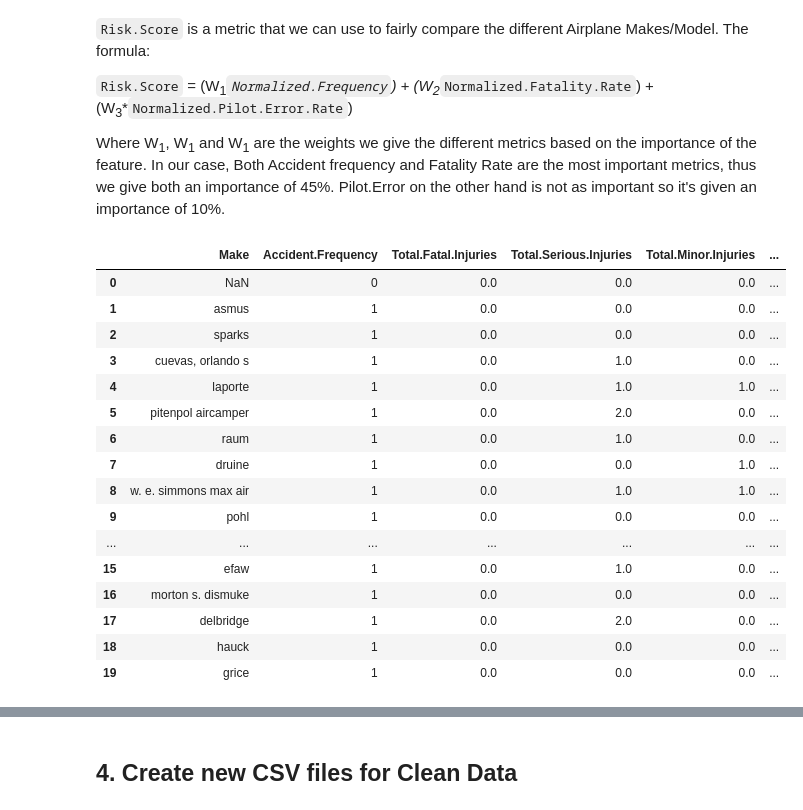
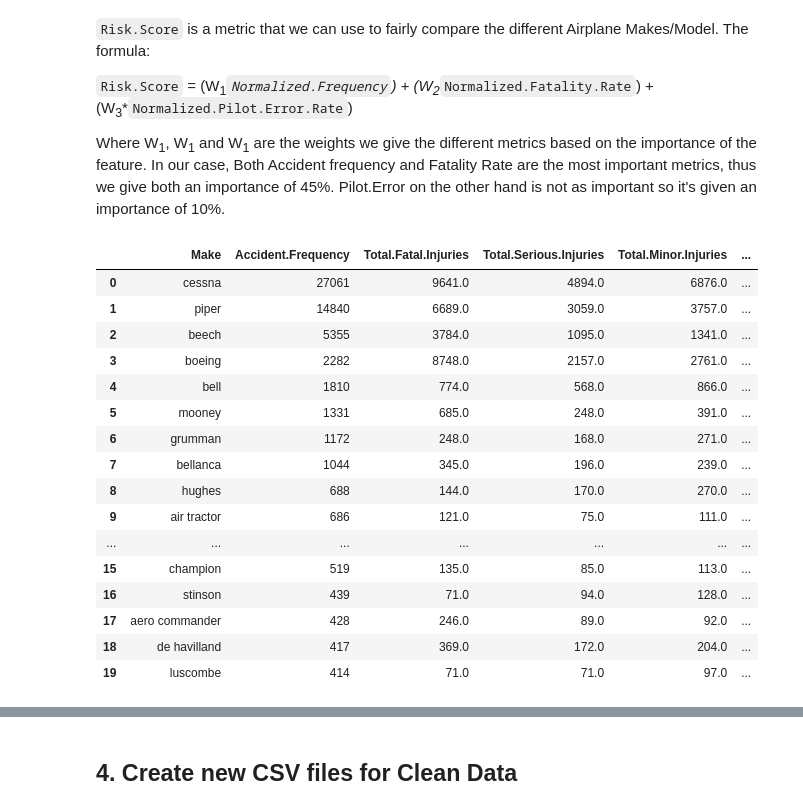
Before and after one commit to vkigen/dsc-phase-1-project-v3, a Jupyter notebook: student.ipynb, the cells around one changed output, grey strips where cells are left out. Drawn from its saved outputs; the diff is of its cells as text; code cells hidden in the pictures.

```diff
--- a/student.ipynb
+++ b/student.ipynb
@@ -960,31 +939,31 @@ Where W<sub>1</sub>, W<sub>1</sub> and W<sub>1</sub> are the weights we give the
 # %%
 airplane_make_df['Normalized.Frequency'] = (airplane_make_df['Accident.Frequency'] - airplane_make_df['Accident.Frequency'].min()) / (airplane_make_df['Accident.Frequency'].max() - airplane_make_df['Accident.Frequency'].min())
 airplane_make_df['Normalized.Fatality.Rate'] = (airplane_make_df['Fatality.Rate'] - airplane_make_df['Fatality.Rate'].min()) / (airplane_make_df['Fatality.Rate'].max() - airplane_make_df['Fatality.Rate'].min())
 airplane_make_df['Normalized.Pilot.Error.Rate'] = (airplane_make_df['Pilot.Error.Rate'] - airplane_make_df['Pilot.Error.Rate'].min()) / (airplane_make_df['Pilot.Error.Rate'].max() - airplane_make_df['Pilot.Error.Rate'].min())
 
 
 # Calculate the risk score
 airplane_make_df['Risk.Score'] = (0.45 * airplane_make_df['Normalized.Frequency'] + 0.45 * airplane_make_df['Normalized.Fatality.Rate'] + 0.1 * airplane_make_df['Normalized.Pilot.Error.Rate'])
 
 # Sort the dataframe by 'Accident.Frequency' in descending order
-airplane_make_df = airplane_make_df.sort_values(by='Risk.Score', ascending=True).reset_index(drop=True)
+airplane_make_df = airplane_make_df.sort_values(by='Accident.Frequency', ascending=False).reset_index(drop=True)
 
 airplane_make_df.head(20)
 # %% [output]
 |  | Make | Accident.Frequency | Total.Fatal.Injuries | Total.Serious.Injuries | Total.Minor.Injuries | ... |
-| 0 | NaN | 0 | 0.0 | 0.0 | 0.0 | ... |
-| 1 | asmus | 1 | 0.0 | 0.0 | 0.0 | ... |
-| 2 | sparks | 1 | 0.0 | 0.0 | 0.0 | ... |
-| 3 | cuevas, orlando s | 1 | 0.0 | 1.0 | 0.0 | ... |
-| 4 | laporte | 1 | 0.0 | 1.0 | 1.0 | ... |
-| 5 | pitenpol aircamper | 1 | 0.0 | 2.0 | 0.0 | ... |
-| 6 | raum | 1 | 0.0 | 1.0 | 0.0 | ... |
-| 7 | druine | 1 | 0.0 | 0.0 | 1.0 | ... |
-| 8 | w. e. simmons max air | 1 | 0.0 | 1.0 | 1.0 | ... |
-| 9 | pohl | 1 | 0.0 | 0.0 | 0.0 | ... |
+| 0 | cessna | 27061 | 9641.0 | 4894.0 | 6876.0 | ... |
+| 1 | piper | 14840 | 6689.0 | 3059.0 | 3757.0 | ... |
+| 2 | beech | 5355 | 3784.0 | 1095.0 | 1341.0 | ... |
+| 3 | boeing | 2282 | 8748.0 | 2157.0 | 2761.0 | ... |
+| 4 | bell | 1810 | 774.0 | 568.0 | 866.0 | ... |
+| 5 | mooney | 1331 | 685.0 | 248.0 | 391.0 | ... |
+| 6 | grumman | 1172 | 248.0 | 168.0 | 271.0 | ... |
+| 7 | bellanca | 1044 | 345.0 | 196.0 | 239.0 | ... |
+| 8 | hughes | 688 | 144.0 | 170.0 | 270.0 | ... |
+| 9 | air tractor | 686 | 121.0 | 75.0 | 111.0 | ... |
 | ... | ... | ... | ... | ... | ... | ... |
-| 15 | efaw | 1 | 0.0 | 1.0 | 0.0 | ... |
-| 16 | morton s. dismuke | 1 | 0.0 | 0.0 | 0.0 | ... |
-| 17 | delbridge | 1 | 0.0 | 2.0 | 0.0 | ... |
-| 18 | hauck | 1 | 0.0 | 0.0 | 0.0 | ... |
-| 19 | grice | 1 | 0.0 | 0.0 | 0.0 | ... |
+| 15 | champion | 519 | 135.0 | 85.0 | 113.0 | ... |
+| 16 | stinson | 439 | 71.0 | 94.0 | 128.0 | ... |
+| 17 | aero commander | 428 | 246.0 | 89.0 | 92.0 | ... |
+| 18 | de havilland | 417 | 369.0 | 172.0 | 204.0 | ... |
+| 19 | luscombe | 414 | 71.0 | 71.0 | 97.0 | ... |
```
Also changed, not shown: parts of 13 cells of this notebook, 3 other files.
